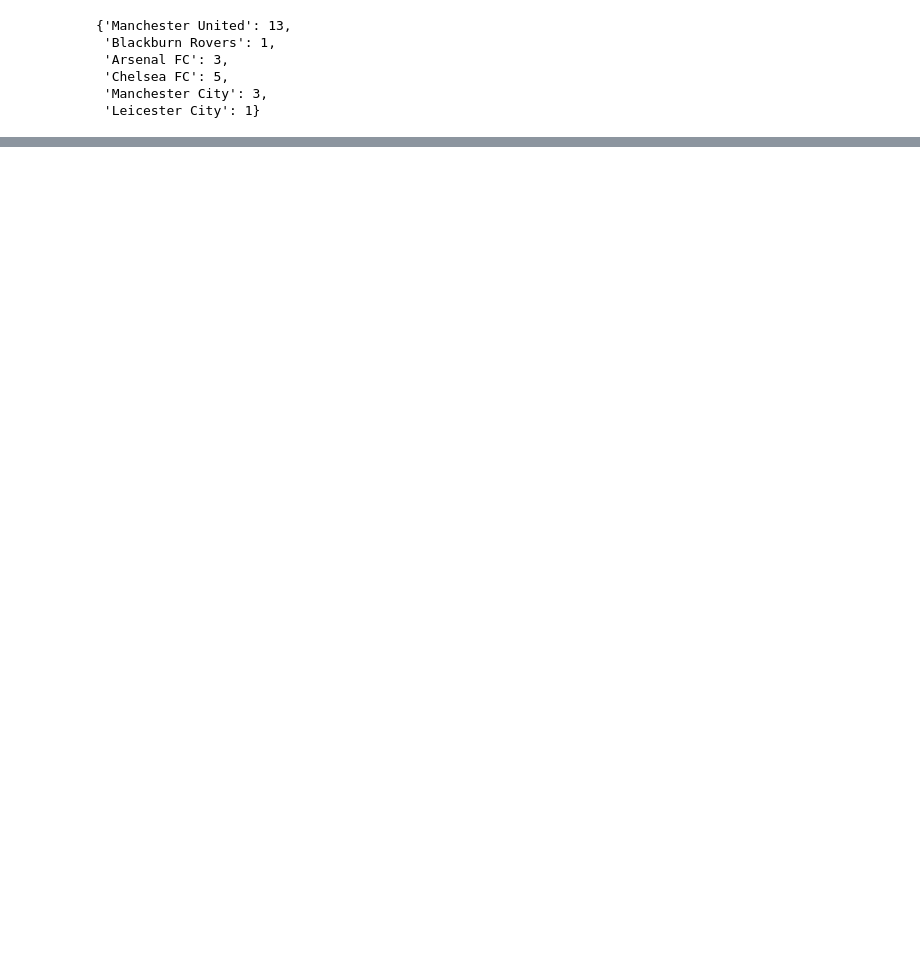
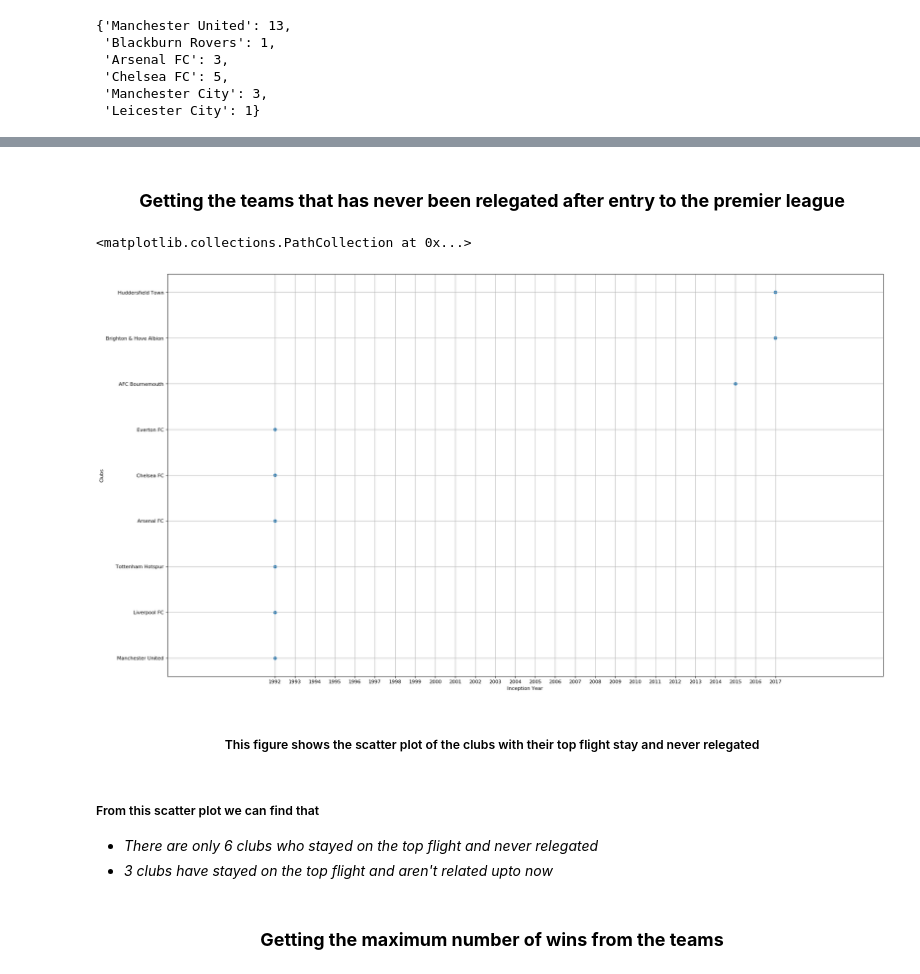
Before and after one commit to codexponent/premierleague-analysis, a Jupyter notebook: league_stats.ipynb, the cells around one changed output, grey strips where cells are left out. Cells and saved outputs as stored; diff of their text form; code cells hidden in the pictures; blank space fills up the shorter version.

```diff
--- a/league_stats.ipynb
+++ b/league_stats.ipynb
@@ -168,0 +195,2 @@ plt.show()
+# %% [markdown]
+### <center>**Getting the teams that has never been relegated after entry to the premier league**</center>
@@ -168,0 +204,21 @@ plt.show()
+# %%
+figure(num=None, figsize=(26, 15), dpi=80, facecolor='w', edgecolor='k')
+plt.xlabel('Inception Year')
+plt.ylabel('Clubs')
+
+x_tick = np.arange(1992, 2018, 1)
+
+plt.grid(axis='both')
+plt.xticks(x_tick)
+plt.scatter(x=best_place_date_dict.values(), y=best_place_date_dict.keys())
+# %% [output]
+<matplotlib.collections.PathCollection at 0x...>
+[figure, added]
+# %% [markdown]
+##### <center>This figure shows the scatter plot of the clubs with their top flight stay and never relegated</center>
+# %% [markdown]
+##### From this scatter plot we can find that
+- *There are only 6 clubs who stayed on the top flight and never relegated*
+- *3 clubs have stayed on the top flight and aren't related upto now*
+# %% [markdown]
+### <center>**Getting the maximum number of wins from the teams**</center>
```
Also changed, not shown: parts of 31 cells of this notebook, 5 other files.
